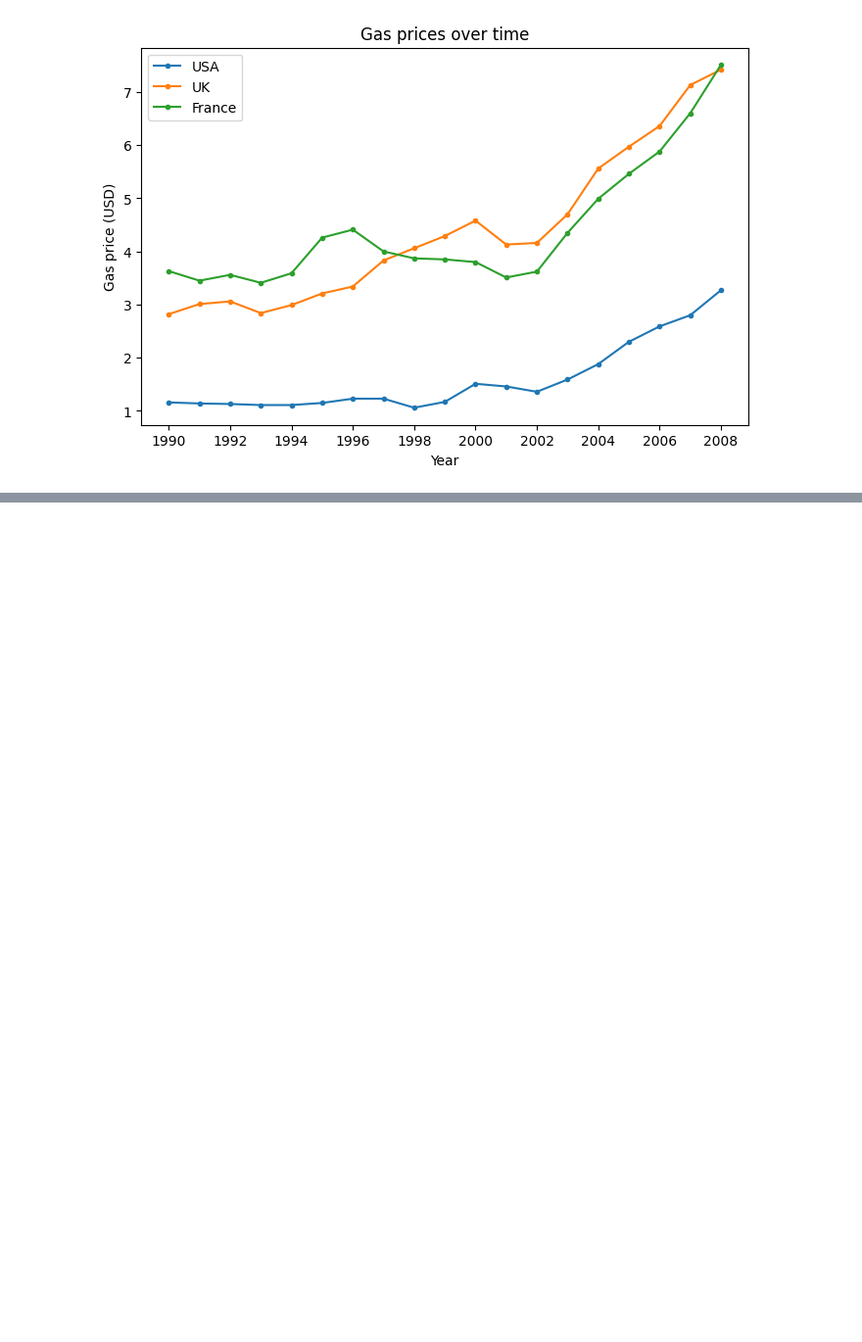
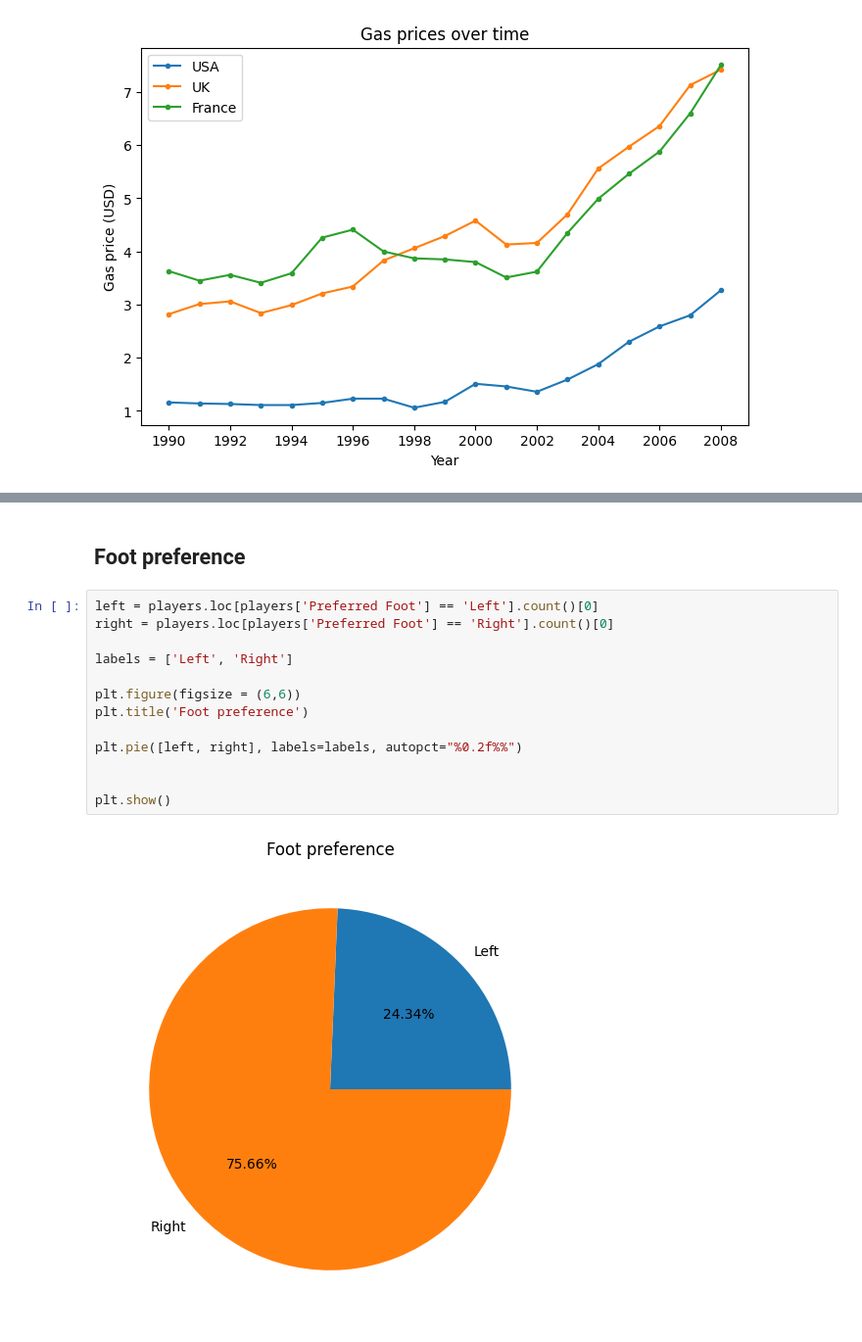
Before and after one commit to Subsitence/Data-Visualization, a Jupyter notebook: plot_practice.ipynb, the cells around one changed output, grey strips where cells are left out. Shown: that part at 98% size. Saved outputs shown, nothing was run; the diff lists cells and outputs as text; blank space fills up the shorter version.

```diff
--- a/plot_practice.ipynb
+++ b/plot_practice.ipynb
@@ -83,0 +109,17 @@ plt.show()
+# %% [markdown]
+## Foot preference
+# %%
+left = players.loc[players['Preferred Foot'] == 'Left'].count()[0]
+right = players.loc[players['Preferred Foot'] == 'Right'].count()[0]
+
+labels = ['Left', 'Right']
+
+plt.figure(figsize = (6,6))
+plt.title('Foot preference')
+
+plt.pie([left, right], labels=labels, autopct="%0.2f%%")
+
+
+plt.show()
+# %% [output]
+[figure, added]
```
Also changed, not shown: parts of 3 cells of this notebook.
